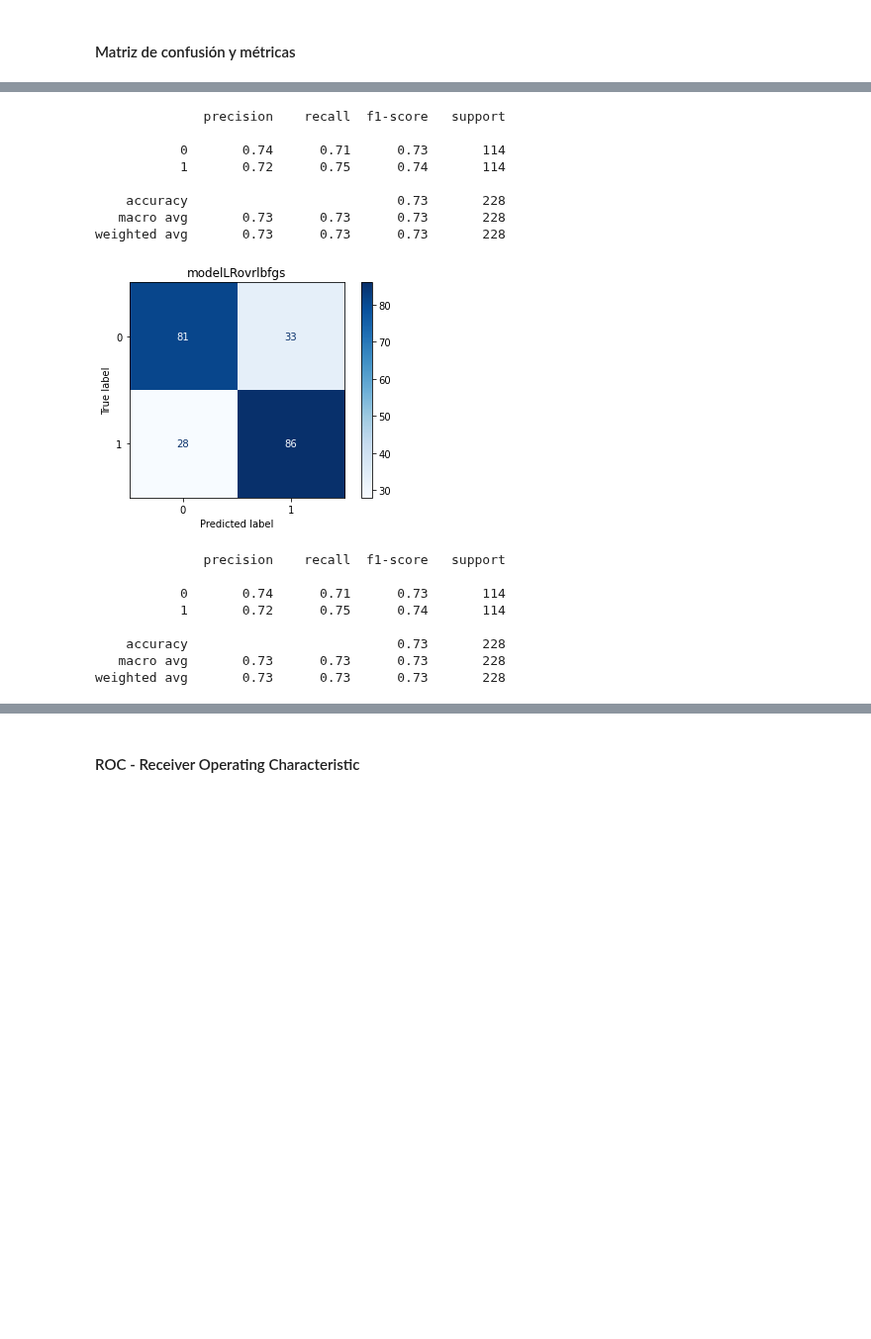
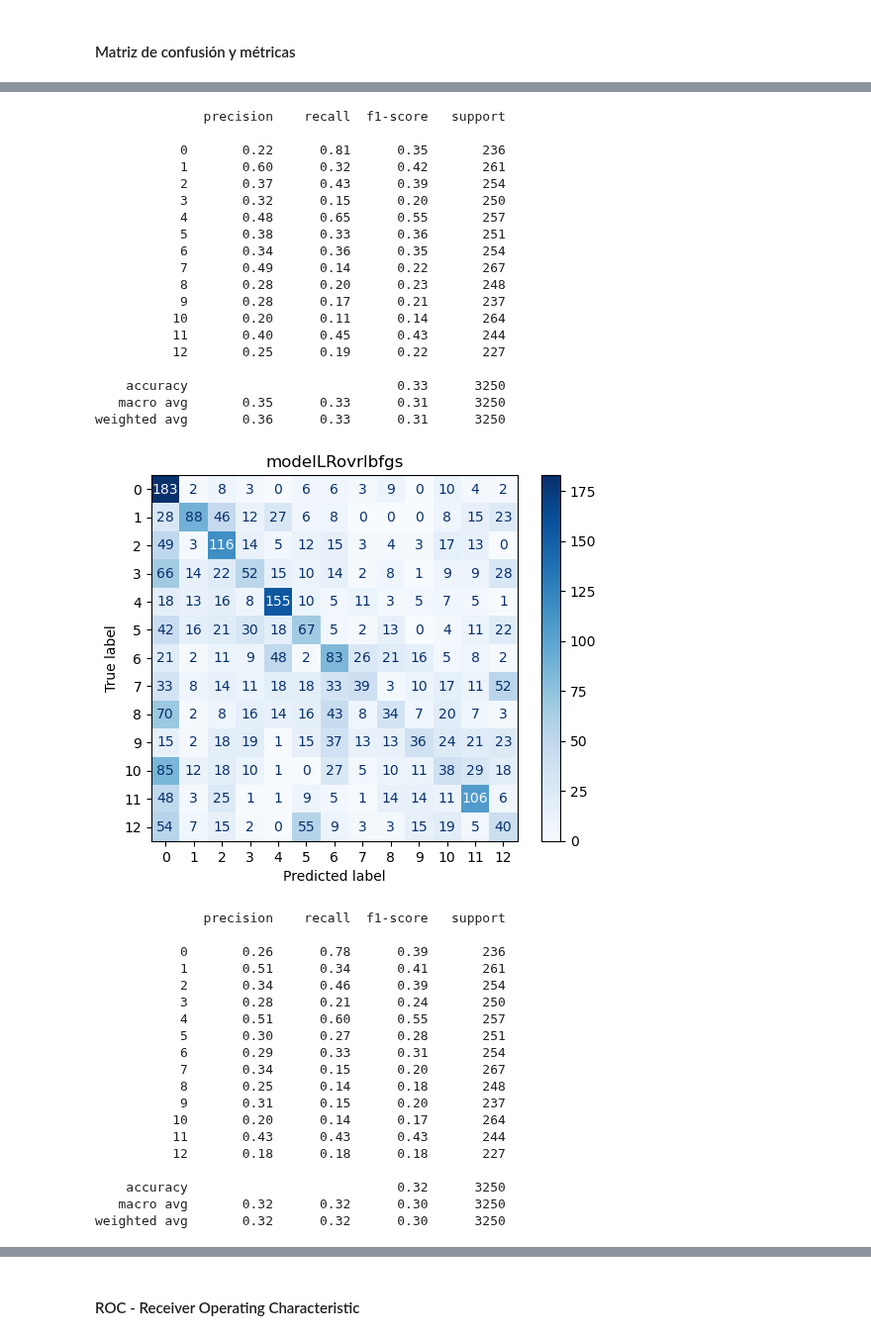
Before and after one commit to repos-especializacion-UdeA/trabajo-final_AA1, a Jupyter notebook: notebooks_pasos_previos/02_regresion_logistica.ipynb, the cells around one changed output, grey strips where cells are left out. Shown at 99% size. Cells and saved outputs as stored; diff of their text form; code cells hidden in the pictures; blank space fills up the shorter version.

```diff
--- a/notebooks_pasos_previos/02_regresion_logistica.ipynb
+++ b/notebooks_pasos_previos/02_regresion_logistica.ipynb
@@ -194,8 +215,8 @@ memory usage: 113.5 KB
 #Se crea una lista con todas las varibles de entrada
 
 vDep = list(d.columns)
-vDep.remove('bad_credit')
+vDep.remove('label')
 
 #Se establece las variables de entrada 'X' y la variable de salida 'y'
-X = d.drop(columns ='bad_credit')
-y = d['bad_credit']
+X = d.drop(columns ='label')
+y = d['label']
@@ -286,9 +319,13 @@ modelLRMullbfgs = LogisticRegression(multi_class = "multinomial"
                                      , penalty='l2'
                                      , random_state=0)
 
+modelLRMulnewton_cg = LogisticRegression(multi_class = "multinomial"
+                                     , solver='newton-cg'
+                                     , class_weight = 'balanced'
+                                     , penalty='l2'
+                                     , random_state=0)
+
 #Entrenamiento del modelo con 80% de training
 
 modelLRovrLinea.fit(X_train, y_train)
-modelLRovrlbfgs.fit(X_train, y_train)
-modelLRMullbfgs.fit(X_train, y_train)
 # %% [output]
@@ -296,0 +343,2 @@ LogisticRegression(class_weight='balanced', multi_class='multinomial',
+# %%
+modelLRMulnewton_cg.fit(X_train, y_train)
@@ -301,6 +352,7 @@ LogisticRegression(class_weight='balanced', multi_class='multinomial',
 y_predovrLinea = modelLRovrLinea.predict(X_test)
 y_predovrlbfgs = modelLRovrlbfgs.predict(X_test)
 y_predMullbfgs = modelLRMullbfgs.predict(X_test)
+y_predMullnewton_cg = modelLRMulnewton_cg.predict(X_test)
 # %% [markdown]
 #### Matriz de confusión y métricas
 # %%
@@ -308,7 +360,8 @@ y_predMullbfgs = modelLRMullbfgs.predict(X_test)
 models = {
     'modelLRovrLinea': [modelLRovrLinea, y_predovrLinea],
     'modelLRovrlbfgs': [modelLRovrlbfgs, y_predovrlbfgs],
-    'modelLRMullbfgs': [modelLRMullbfgs, y_predMullbfgs]
+    'modelLRMullbfgs': [modelLRMullbfgs, y_predMullbfgs],
+    'modelLRMulnewton_cg': [modelLRMulnewton_cg, y_predMullnewton_cg]
 }
 
 # Para cada modelo se se extrae un elemento del diccionario models
@@ -336,17 +389,39 @@ for model_name, (model, y_pred) in models.items():
               precision    recall  f1-score   support
 
-           0       0.74      0.71      0.73       114
-           1       0.72      0.75      0.74       114
+           0       0.22      0.81      0.35       236
+           1       0.60      0.32      0.42       261
+           2       0.37      0.43      0.39       254
+           3       0.32      0.15      0.20       250
+           4       0.48      0.65      0.55       257
+           5       0.38      0.33      0.36       251
+           6       0.34      0.36      0.35       254
+           7       0.49      0.14      0.22       267
+           8       0.28      0.20      0.23       248
+           9       0.28      0.17      0.21       237
+          10       0.20      0.11      0.14       264
+          11       0.40      0.45      0.43       244
+          12       0.25      0.19      0.22       227
 
-    accuracy                           0.73       228
-   macro avg       0.73      0.73      0.73       228
-weighted avg       0.73      0.73      0.73       228
+    accuracy                           0.33      3250
+   macro avg       0.35      0.33      0.31      3250
+weighted avg       0.36      0.33      0.31      3250
-[figure, old version]
+[figure, new version]
               precision    recall  f1-score   support
 
-           0       0.74      0.71      0.73       114
-           1       0.72      0.75      0.74       114
+           0       0.26      0.78      0.39       236
+           1       0.51      0.34      0.41       261
+           2       0.34      0.46      0.39       254
+           3       0.28      0.21      0.24       250
+           4       0.51      0.60      0.55       257
+           5       0.30      0.27      0.28       251
+           6       0.29      0.33      0.31       254
+           7       0.34      0.15      0.20       267
+           8       0.25      0.14      0.18       248
+           9       0.31      0.15      0.20       237
+          10       0.20      0.14      0.17       264
+          11       0.43      0.43      0.43       244
+          12       0.18      0.18      0.18       227
 
-    accuracy                           0.73       228
-   macro avg       0.73      0.73      0.73       228
-weighted avg       0.73      0.73      0.73       228
+    accuracy                           0.32      3250
+   macro avg       0.32      0.32      0.30      3250
+weighted avg       0.32      0.32      0.30      3250
```
Also changed, not shown: parts of 29 cells of this notebook, 5 other files.
